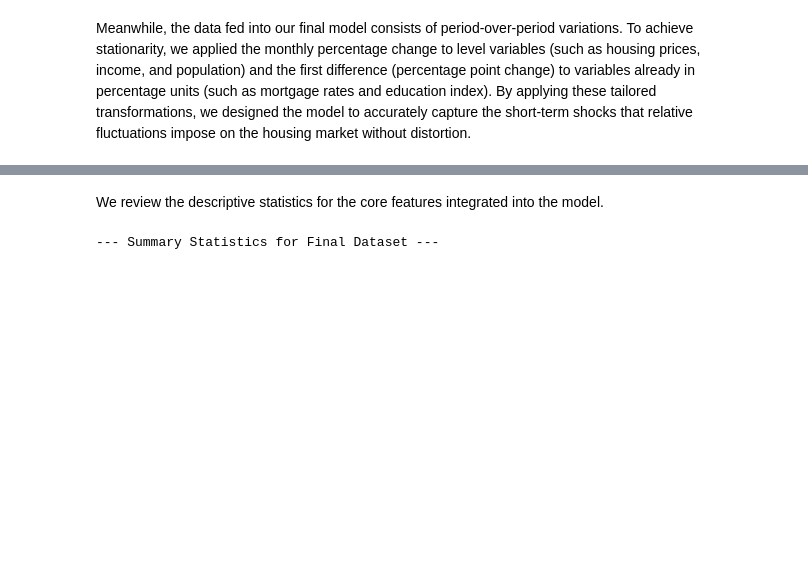
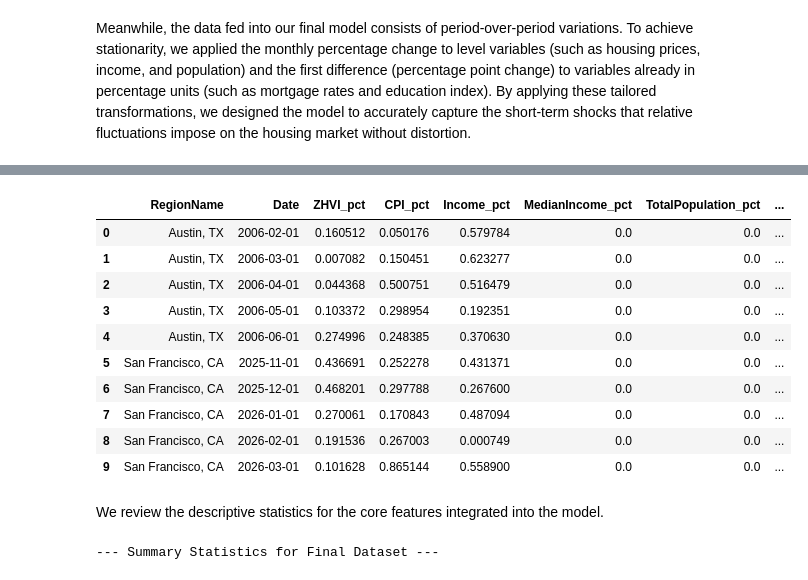
Before and after one commit to suhyeon523/Project3_ECON148, a Jupyter notebook: notebooks/Project3.ipynb, the cells around one changed output, grey strips where cells are left out. Cells and saved outputs as stored; diff of their text form; code cells hidden in the pictures; blank space fills up the shorter version.

```diff
--- a/notebooks/Project3.ipynb
+++ b/notebooks/Project3.ipynb
@@ -237,6 +237,21 @@ final_df.head()
 | 2 | Austin, TX | 2006-04-01 | 198242.907561 | 4.7 | 200.7 | 11229.5 | 6.51 | 46603.0 | 24.7 | ... |
 | 3 | Austin, TX | 2006-05-01 | 198447.835467 | 4.6 | 201.3 | 11251.1 | 6.60 | 46603.0 | 24.7 | ... |
 | 4 | Austin, TX | 2006-06-01 | 198993.558427 | 4.6 | 201.8 | 11292.8 | 6.68 | 46603.0 | 24.7 | ... |
+# %%
+final_df2 = final_df.drop(final_df.columns[2:10], axis=1).copy()
+pd.concat([final_df2.head(), final_df2.tail()]).reset_index(drop=True)
+# %% [output]
+|  | RegionName | Date | ZHVI_pct | CPI_pct | Income_pct | MedianIncome_pct | TotalPopulation_pct | ... |
+| 0 | Austin, TX | 2006-02-01 | 0.160512 | 0.050176 | 0.579784 | 0.0 | 0.0 | ... |
+| 1 | Austin, TX | 2006-03-01 | 0.007082 | 0.150451 | 0.623277 | 0.0 | 0.0 | ... |
+| 2 | Austin, TX | 2006-04-01 | 0.044368 | 0.500751 | 0.516479 | 0.0 | 0.0 | ... |
+| 3 | Austin, TX | 2006-05-01 | 0.103372 | 0.298954 | 0.192351 | 0.0 | 0.0 | ... |
+| 4 | Austin, TX | 2006-06-01 | 0.274996 | 0.248385 | 0.370630 | 0.0 | 0.0 | ... |
+| 5 | San Francisco, CA | 2025-11-01 | 0.436691 | 0.252278 | 0.431371 | 0.0 | 0.0 | ... |
+| 6 | San Francisco, CA | 2025-12-01 | 0.468201 | 0.297788 | 0.267600 | 0.0 | 0.0 | ... |
+| 7 | San Francisco, CA | 2026-01-01 | 0.270061 | 0.170843 | 0.487094 | 0.0 | 0.0 | ... |
+| 8 | San Francisco, CA | 2026-02-01 | 0.191536 | 0.267003 | 0.000749 | 0.0 | 0.0 | ... |
+| 9 | San Francisco, CA | 2026-03-01 | 0.101628 | 0.865144 | 0.558900 | 0.0 | 0.0 | ... |
 # %% [markdown]
 We review the descriptive statistics for the core features integrated into the model.
 # %%
```
